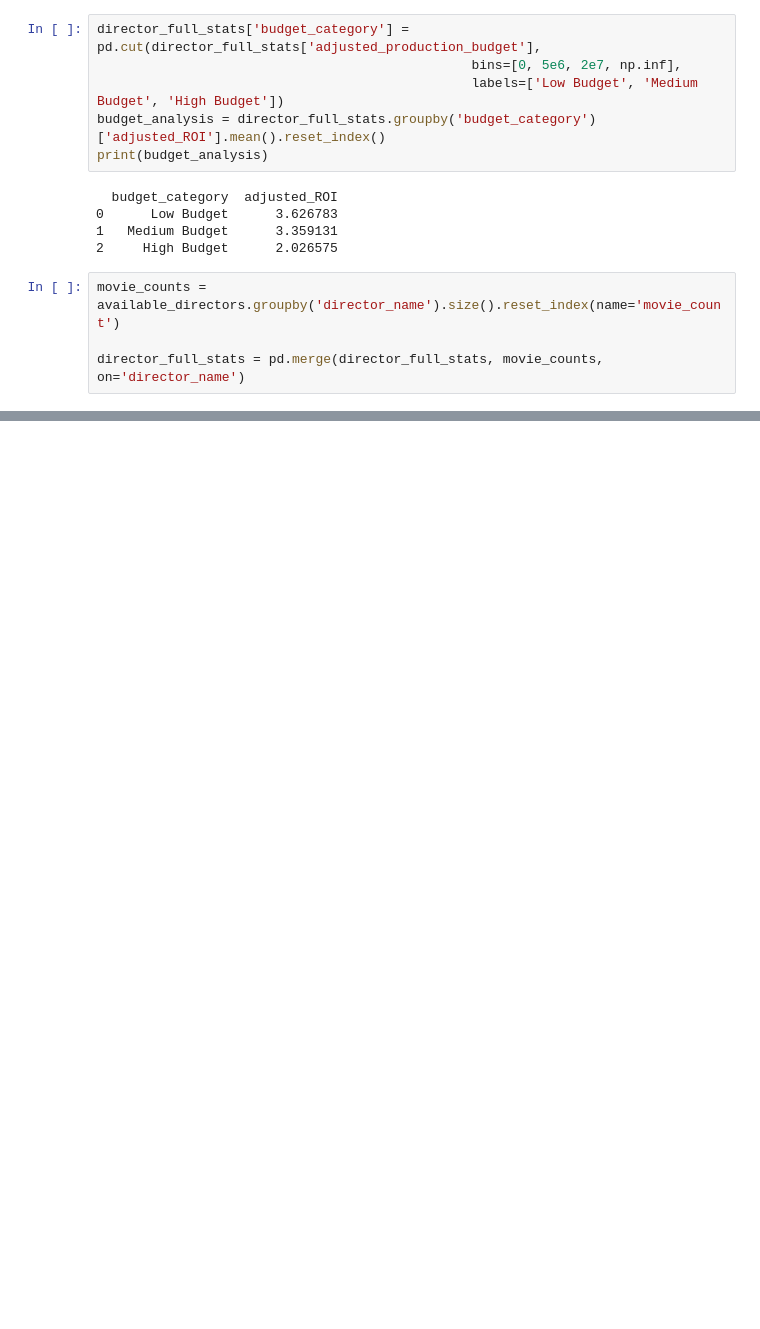
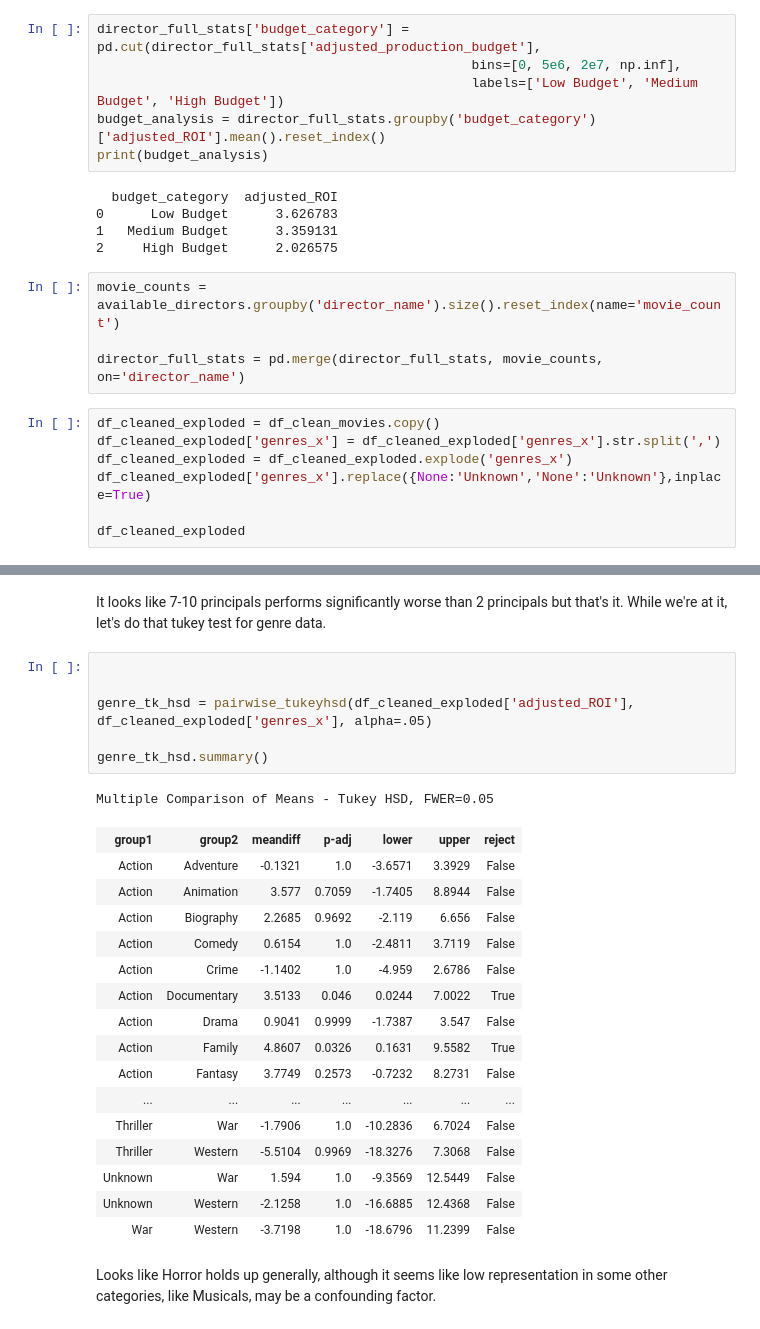
Before and after one commit to bocekout/A_Guide_to_Box_Office_Success, a Jupyter notebook: Ricky_nb.ipynb, the cells around one changed output, grey strips where cells are left out. Cells and saved outputs as stored; diff of their text form; blank space fills up the shorter version.

```diff
--- a/Ricky_nb.ipynb
+++ b/Ricky_nb.ipynb
@@ -657,3 +657,10 @@ print(budget_analysis)
 movie_counts = available_directors.groupby('director_name').size().reset_index(name='movie_count')
 
 director_full_stats = pd.merge(director_full_stats, movie_counts, on='director_name')
+# %%
+df_cleaned_exploded = df_clean_movies.copy()
+df_cleaned_exploded['genres_x'] = df_cleaned_exploded['genres_x'].str.split(',')
+df_cleaned_exploded = df_cleaned_exploded.explode('genres_x')
+df_cleaned_exploded['genres_x'].replace({None:'Unknown','None':'Unknown'},inplace=True)
+
+df_cleaned_exploded
@@ -659,0 +861,28 @@ director_full_stats = pd.merge(director_full_stats, movie_counts, on='director_n
+# %% [markdown]
+It looks like 7-10 principals performs significantly worse than 2 principals but that's it. While we're at it, let's do that tukey test for genre data.
+# %%
+
+
+genre_tk_hsd = pairwise_tukeyhsd(df_cleaned_exploded['adjusted_ROI'], df_cleaned_exploded['genres_x'], alpha=.05)
+
+genre_tk_hsd.summary()
+# %% [output]
+Multiple Comparison of Means - Tukey HSD, FWER=0.05
+| group1 | group2 | meandiff | p-adj | lower | upper | reject |
+| Action | Adventure | -0.1321 | 1.0 | -3.6571 | 3.3929 | False |
+| Action | Animation | 3.577 | 0.7059 | -1.7405 | 8.8944 | False |
+| Action | Biography | 2.2685 | 0.9692 | -2.119 | 6.656 | False |
+| Action | Comedy | 0.6154 | 1.0 | -2.4811 | 3.7119 | False |
+| Action | Crime | -1.1402 | 1.0 | -4.959 | 2.6786 | False |
+| Action | Documentary | 3.5133 | 0.046 | 0.0244 | 7.0022 | True |
+| Action | Drama | 0.9041 | 0.9999 | -1.7387 | 3.547 | False |
+| Action | Family | 4.8607 | 0.0326 | 0.1631 | 9.5582 | True |
+| Action | Fantasy | 3.7749 | 0.2573 | -0.7232 | 8.2731 | False |
+| ... | ... | ... | ... | ... | ... | ... |
+| Thriller | War | -1.7906 | 1.0 | -10.2836 | 6.7024 | False |
+| Thriller | Western | -5.5104 | 0.9969 | -18.3276 | 7.3068 | False |
+| Unknown | War | 1.594 | 1.0 | -9.3569 | 12.5449 | False |
+| Unknown | Western | -2.1258 | 1.0 | -16.6885 | 12.4368 | False |
+| War | Western | -3.7198 | 1.0 | -18.6796 | 11.2399 | False |
+# %% [markdown]
+Looks like Horror holds up generally, although it seems like low representation in some other categories, like Musicals, may be a confounding factor.
```
Also changed, not shown: parts of 14 cells of this notebook, 1 other file.
